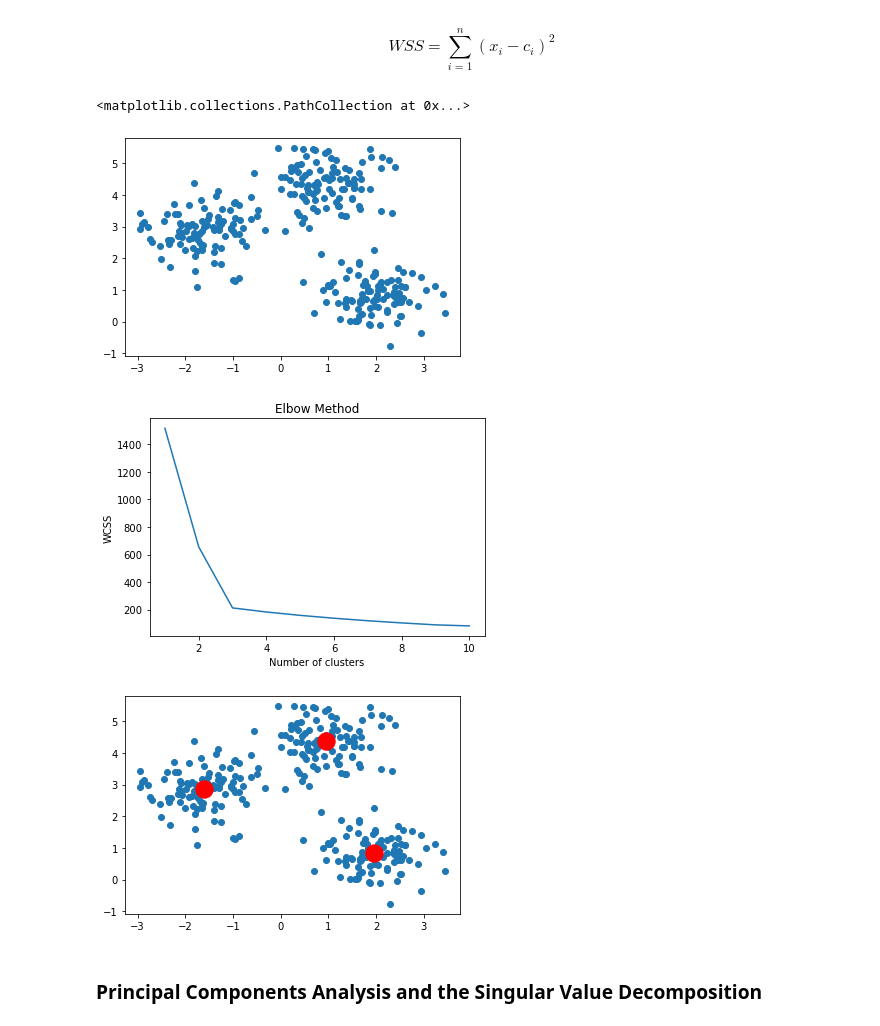
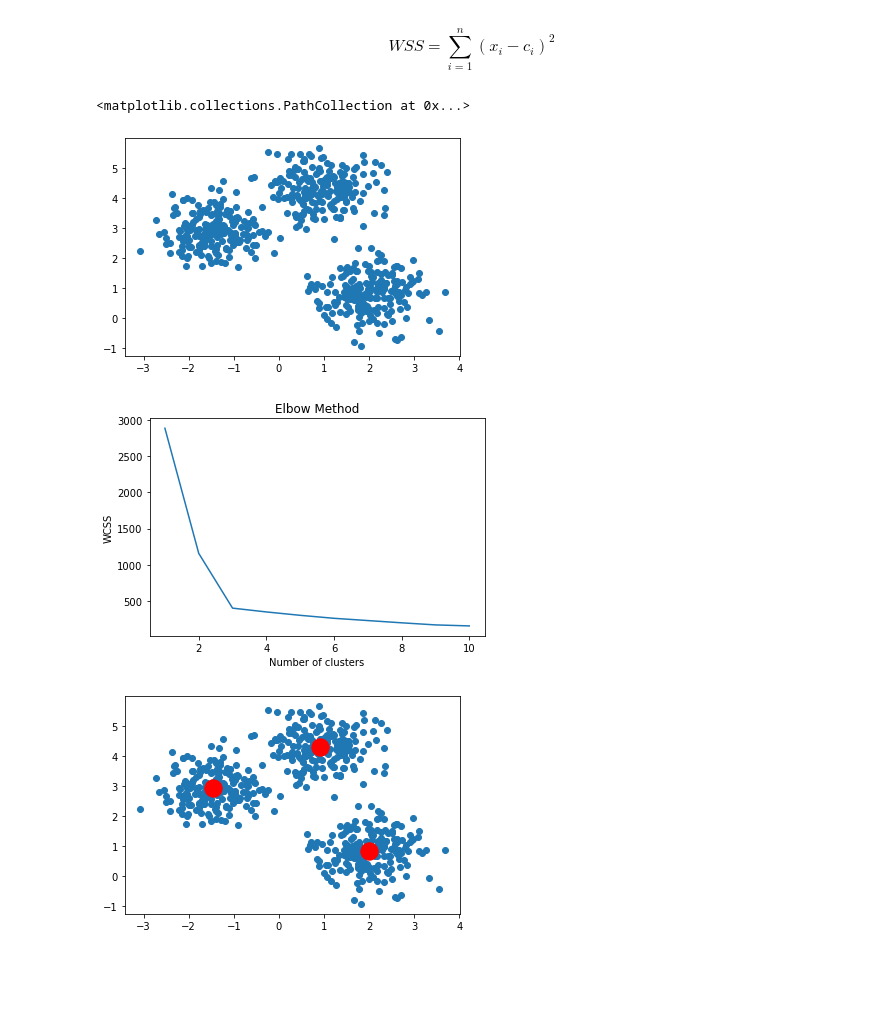
Before and after one commit to aviralwal/learning, a Jupyter notebook: Data Science/Data Science.ipynb, the cells around one changed output. Drawn from its saved outputs; the diff is of its cells as text; code cells hidden in the pictures; blank space fills up the shorter version.

Commit message:
Data Science - Day 4
Completed exploratory data analysis, added part of pm2.5 data analysis, added dataset for pm2.5 analysis

```diff
--- a/Data Science/Data Science.ipynb
+++ b/Data Science/Data Science.ipynb
@@ -458,11 +458,11 @@ As we saw above, to implement K-means, first we need to select the number of clu
 WSS = \sum_{i=1}^n (x_i - c_i)^2
 \end{equation*}
 # %%
-X, y = make_blobs(n_samples=300, cluster_std=0.60, random_state=0)
+X, y = make_blobs(n_samples=600, cluster_std=0.60, random_state=0)
 plt.scatter(X[:,0], X[:,1])
 # %% [output]
 <matplotlib.collections.PathCollection at 0x...>
-[figure, old version]
+[figure, new version]
 # %%
 wcss = []
 for i in range(1, 11):
@@ -475,7 +475,7 @@ plt.xlabel('Number of clusters')
 plt.ylabel('WCSS')
 plt.show()
 # %% [output]
-[figure, old version]
+[figure, new version]
 # %%
 kmeans = KMeans(n_clusters=3, init='k-means++', max_iter=300, n_init=10, random_state=0)
 pred_y = kmeans.fit_predict(X)
@@ -483,6 +483,4 @@ plt.scatter(X[:,0], X[:,1])
 plt.scatter(kmeans.cluster_centers_[:, 0], kmeans.cluster_centers_[:, 1], s=300, c='red')
 plt.show()
 # %% [output]
-[figure, old version]
+[figure, new version]
-# %% [markdown]
-### Principal Components Analysis and the Singular Value Decomposition
```
Also changed, not shown: parts of 27 cells of this notebook, 2 other files.
